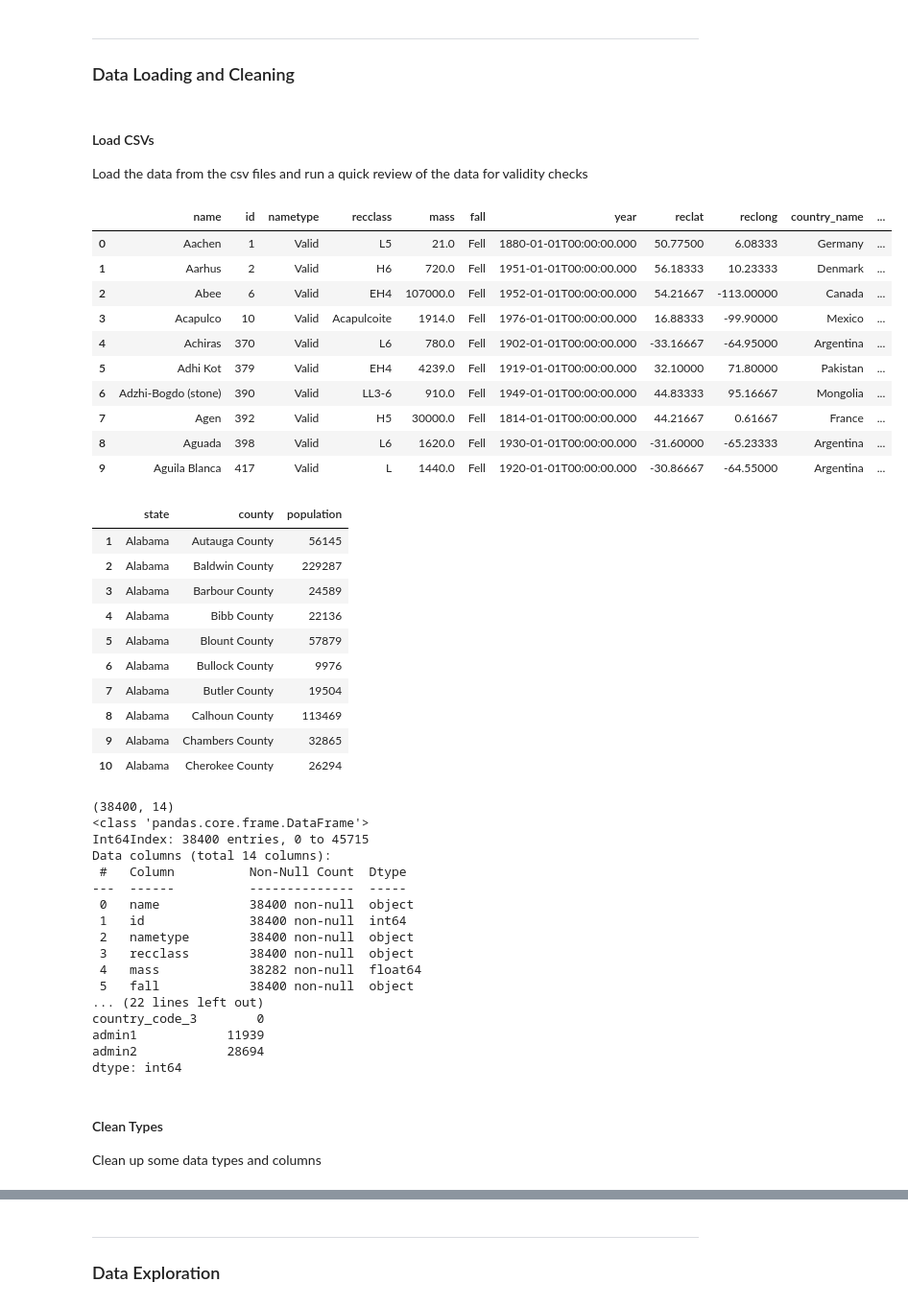
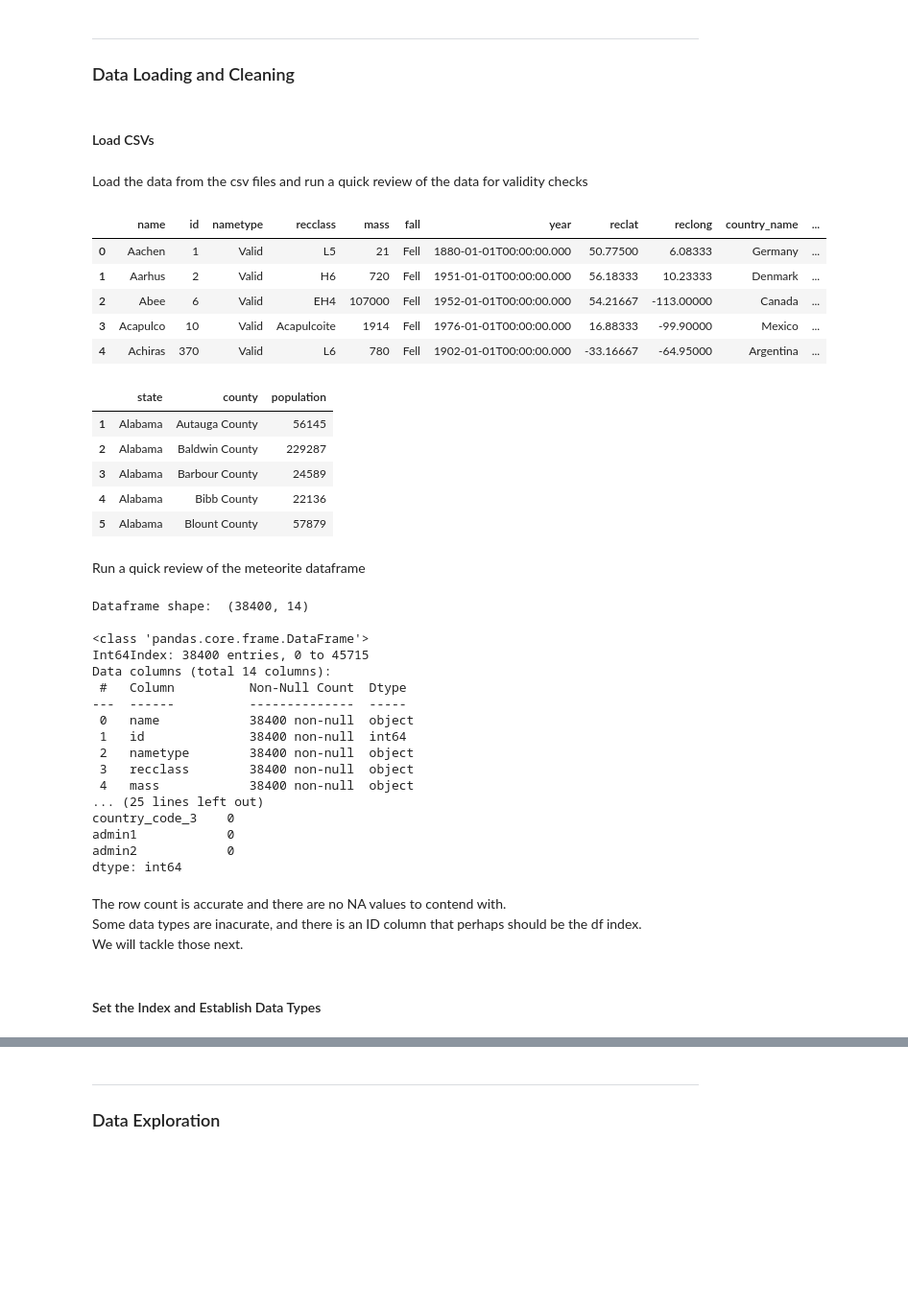
Before and after one commit to carl-schick-ds/meteorite-landings, a Jupyter notebook: meteorite-landings.ipynb, the cells around one changed output, grey strips where cells are left out. Shown at 96% size. Cells and saved outputs as stored; diff of their text form; code cells hidden in the pictures; blank space fills up the shorter version.

```diff
--- a/meteorite-landings.ipynb
+++ b/meteorite-landings.ipynb
@@ -64,47 +55,49 @@ Added country data to the dataset.
 # %% [markdown]
 ***
 ### Data Loading and Cleaning
+# %% [markdown]
+#### Load CSVs
 # %% [markdown]
-#### Load CSVs
 Load the data from the csv files and run a quick review of the data for validity checks
 # %%
-meteorite_data = pd.read_csv('meteorite-landings.csv', index_col=0)
+# Read in CSV files
+meteorite_data = pd.read_csv('meteorite-landings.csv', index_col=0, keep_default_na=False)
 population_data = pd.read_csv('co-est2020.csv', encoding = 'ISO-8859-1')
+
+# Trim the population data to only county level data (SUMLEV = 50) and only keep the State, County, and Population Estimate 2020 columns.
 population_data = population_data[population_data['SUMLEV'] == 50]
 population_data = population_data[['STNAME', 'CTYNAME', 'POPESTIMATE2020']]
 population_data.rename(columns={'STNAME': 'state', 'CTYNAME': 'county', 'POPESTIMATE2020': 'population'}, inplace=True)
-display(meteorite_data.head(10))
-display(population_data.head(10))
+
+# Display the head of each dataframe
+display(meteorite_data.head(5))
+display(population_data.head(5))
 # %% [output]
 |  | name | id | nametype | recclass | mass | fall | year | reclat | reclong | country_name | ... |
-| 0 | Aachen | 1 | Valid | L5 | 21.0 | Fell | 1880-01-01T00:00:00.000 | 50.77500 | 6.08333 | Germany | ... |
-| 1 | Aarhus | 2 | Valid | H6 | 720.0 | Fell | 1951-01-01T00:00:00.000 | 56.18333 | 10.23333 | Denmark | ... |
-| 2 | Abee | 6 | Valid | EH4 | 107000.0 | Fell | 1952-01-01T00:00:00.000 | 54.21667 | -113.00000 | Canada | ... |
-| 3 | Acapulco | 10 | Valid | Acapulcoite | 1914.0 | Fell | 1976-01-01T00:00:00.000 | 16.88333 | -99.90000 | Mexico | ... |
-| 4 | Achiras | 370 | Valid | L6 | 780.0 | Fell | 1902-01-01T00:00:00.000 | -33.16667 | -64.95000 | Argentina | ... |
-| 5 | Adhi Kot | 379 | Valid | EH4 | 4239.0 | Fell | 1919-01-01T00:00:00.000 | 32.10000 | 71.80000 | Pakistan | ... |
-| 6 | Adzhi-Bogdo (stone) | 390 | Valid | LL3-6 | 910.0 | Fell | 1949-01-01T00:00:00.000 | 44.83333 | 95.16667 | Mongolia | ... |
-| 7 | Agen | 392 | Valid | H5 | 30000.0 | Fell | 1814-01-01T00:00:00.000 | 44.21667 | 0.61667 | France | ... |
-| 8 | Aguada | 398 | Valid | L6 | 1620.0 | Fell | 1930-01-01T00:00:00.000 | -31.60000 | -65.23333 | Argentina | ... |
-| 9 | Aguila Blanca | 417 | Valid | L | 1440.0 | Fell | 1920-01-01T00:00:00.000 | -30.86667 | -64.55000 | Argentina | ... |
+| 0 | Aachen | 1 | Valid | L5 | 21 | Fell | 1880-01-01T00:00:00.000 | 50.77500 | 6.08333 | Germany | ... |
+| 1 | Aarhus | 2 | Valid | H6 | 720 | Fell | 1951-01-01T00:00:00.000 | 56.18333 | 10.23333 | Denmark | ... |
+| 2 | Abee | 6 | Valid | EH4 | 107000 | Fell | 1952-01-01T00:00:00.000 | 54.21667 | -113.00000 | Canada | ... |
+| 3 | Acapulco | 10 | Valid | Acapulcoite | 1914 | Fell | 1976-01-01T00:00:00.000 | 16.88333 | -99.90000 | Mexico | ... |
+| 4 | Achiras | 370 | Valid | L6 | 780 | Fell | 1902-01-01T00:00:00.000 | -33.16667 | -64.95000 | Argentina | ... |
 |  | state | county | population |
 | 1 | Alabama | Autauga County | 56145 |
 | 2 | Alabama | Baldwin County | 229287 |
 | 3 | Alabama | Barbour County | 24589 |
 | 4 | Alabama | Bibb County | 22136 |
 | 5 | Alabama | Blount County | 57879 |
-| 6 | Alabama | Bullock County | 9976 |
-| 7 | Alabama | Butler County | 19504 |
-| 8 | Alabama | Calhoun County | 113469 |
-| 9 | Alabama | Chambers County | 32865 |
-| 10 | Alabama | Cherokee County | 26294 |
+# %% [markdown]
+Run a quick review of the meteorite dataframe
 # %%
 # Quick review of Meteorite data
-print(meteorite_data.shape)
+print('Dataframe shape: ', meteorite_data.shape)
+print()
 print(meteorite_data.info())
+print()
+print("Count of NA values in each column")
 print(meteorite_data.isna().sum())
 # %% [output]
-(38400, 14)
+Dataframe shape:  (38400, 14)
+
 <class 'pandas.core.frame.DataFrame'>
 Int64Index: 38400 entries, 0 to 45715
 Data columns (total 14 columns):
@@ -114,13 +107,15 @@ Data columns (total 14 columns):
  1   id              38400 non-null  int64
  2   nametype        38400 non-null  object
  3   recclass        38400 non-null  object
- 4   mass            38282 non-null  float64
- 5   fall            38400 non-null  object
-... (22 lines left out)
-country_code_3        0
-admin1            11939
-admin2            28694
+ 4   mass            38400 non-null  object
+... (25 lines left out)
+country_code_3    0
+admin1            0
+admin2            0
 dtype: int64
-# %% [markdown]
-####  Clean Types
-Clean up some data types and columns
+# %% [markdown]
+The row count is accurate and there are no NA values to contend with.
+Some data types are inacurate, and there is an ID column that perhaps should be the df index.
+We will tackle those next.
+# %% [markdown]
+####  Set the Index and Establish Data Types
```
Also changed, not shown: parts of 17 cells of this notebook.
